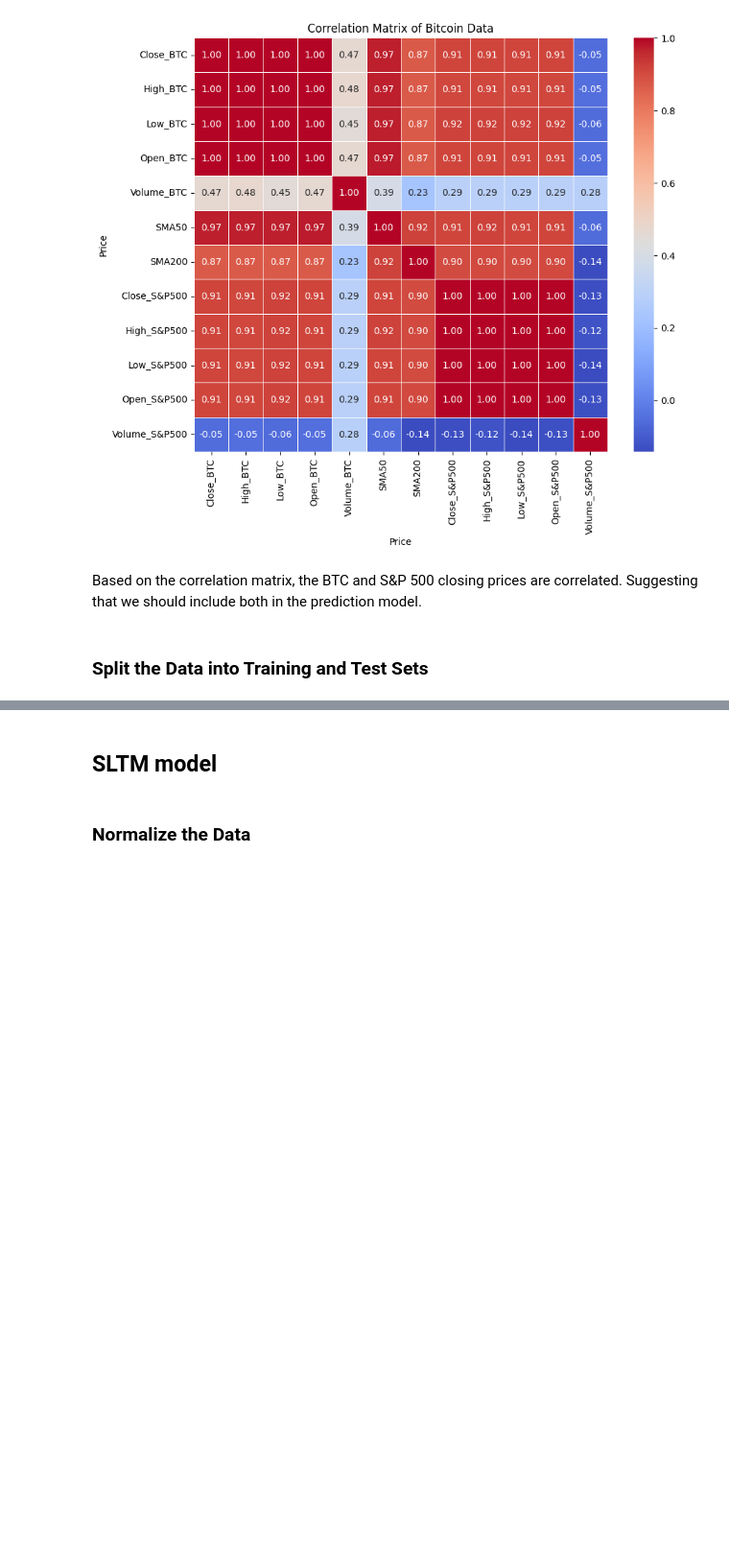
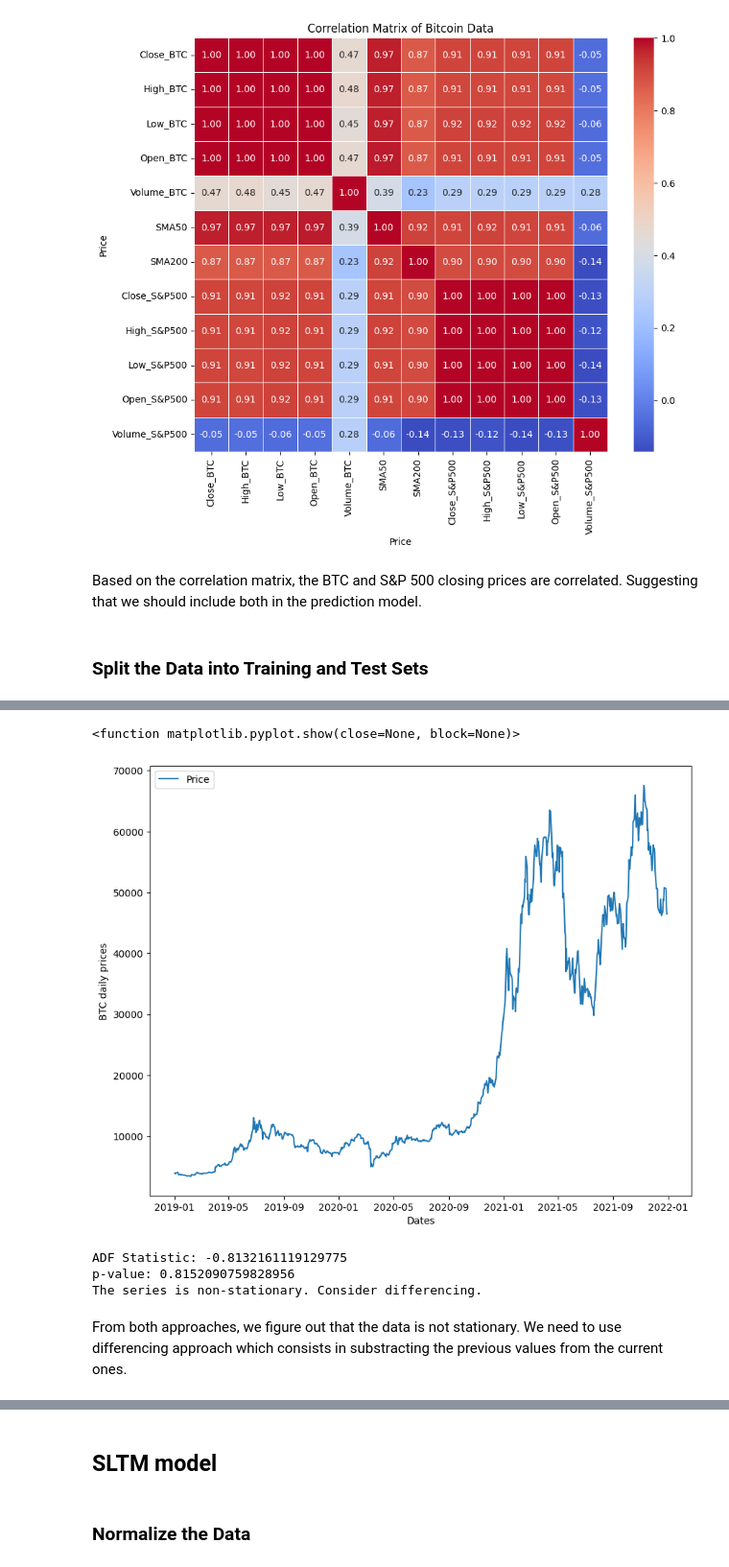
Before and after one commit to amajji/real-time-stock-price-forecasting-with-prophet-llm-news-sentiment-analysis, a Jupyter notebook: Crypto-price-forcasting.ipynb, the cells around one changed output, grey strips where cells are left out. Shown at 96% size. Saved outputs shown, nothing was run; the diff lists cells and outputs as text; code cells hidden in the pictures; blank space fills up the shorter version.

```diff
--- a/Crypto-price-forcasting.ipynb
+++ b/Crypto-price-forcasting.ipynb
@@ -165,0 +239,27 @@ data_test_index = data_test.index
+# %%
+# print BTC prices
+plt.figure(figsize=(10,8))
+plt.plot(data_train["Close_BTC"], label='Price')
+plt.xlabel("Dates")
+plt.ylabel("BTC daily prices")
+plt.legend()
+plt.show
+# %% [output]
+<function matplotlib.pyplot.show(close=None, block=None)>
+[figure, added]
+# %%
+# Perform ADF test to check for stationarity
+result = adfuller(data_train['Close_BTC'])
+print(f"ADF Statistic: {result[0]}")
+print(f"p-value: {result[1]}")
+
+if result[1] < 0.05:
+    print("The series is stationary.")
+else:
+    print("The series is non-stationary. Consider differencing.")
+# %% [output]
+ADF Statistic: -0.8132161119129775
+p-value: 0.8152090759828956
+The series is non-stationary. Consider differencing.
+# %% [markdown]
+From both approaches, we figure out that the data is not stationary. We need to use differencing approach which consists in substracting the previous values from the current ones.
```
Also changed, not shown: parts of 34 cells of this notebook.
